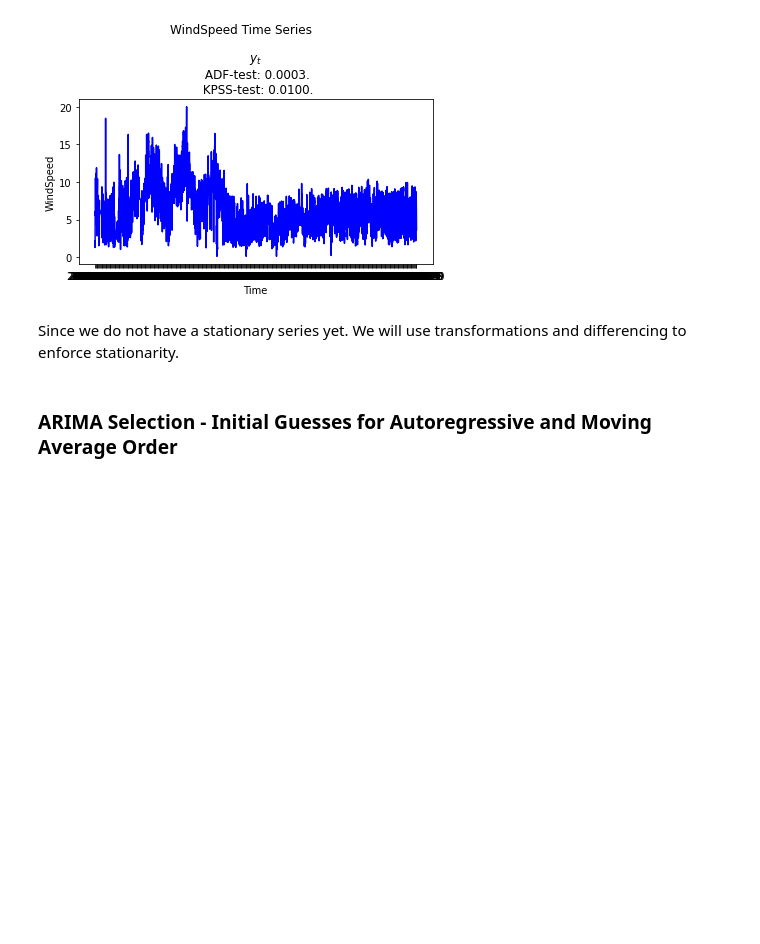
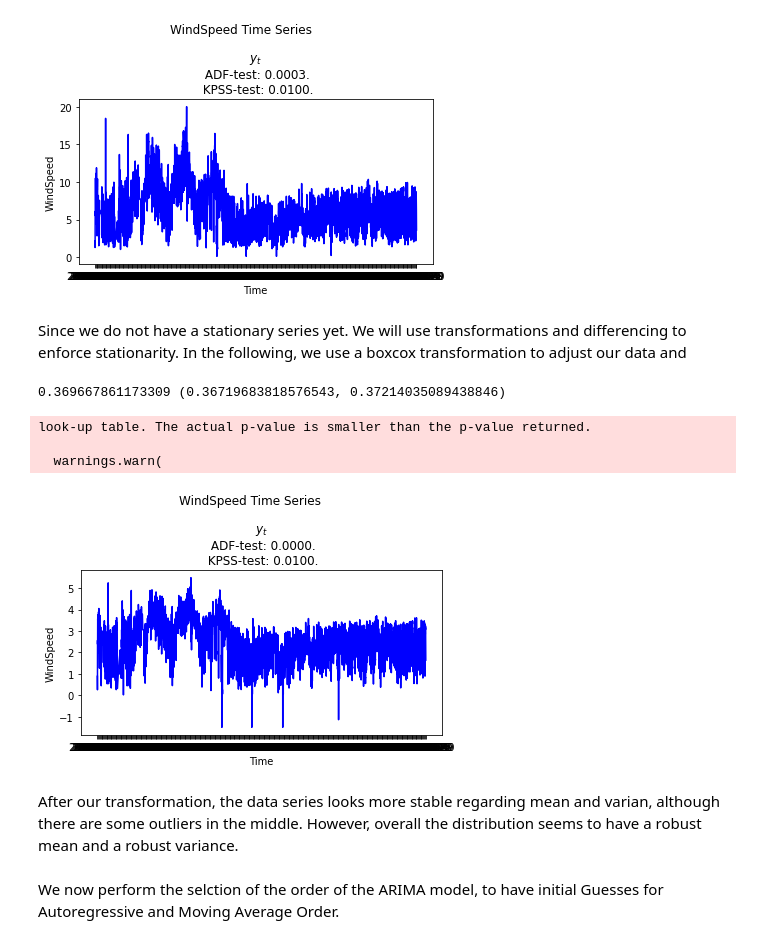
Before and after one commit to NiklasSabel/Industrial-Applications-of-Artificial-Intelligence, a Jupyter notebook: notebooks/Primary sector/Primary sector Wind.ipynb, the cells around one changed output. Cells and saved outputs as stored; diff of their text form; code cells hidden in the pictures; blank space fills up the shorter version.

Commit message:
ARIMA model

```diff
--- a/notebooks/Primary sector/Primary sector Wind.ipynb
+++ b/notebooks/Primary sector/Primary sector Wind.ipynb
@@ -687,8 +687,38 @@ look-up table. The actual p-value is smaller than the p-value returned.
   warnings.warn(
 [figure]
 # %% [markdown]
-Since we do not have a stationary series yet. We will use transformations and differencing to enforce stationarity.
+Since we do not have a stationary series yet. We will use transformations and differencing to enforce stationarity. In the following, we use a boxcox transformation to adjust our data and
+# %%
+# box cox transformation: returns transformed data, likelihood maximizing lambda and confidence intervals
+_, lam, (min_ci, max_ci) = boxcox(y, lmbda=None, alpha=.9)
+print(lam, (min_ci, max_ci))
+# %% [output]
+0.369667861173309 (0.36719683818576543, 0.37214035089438846)
+# %%
+y_transf = boxcox(y, lmbda=0.369667861173309 )
+# %%
+fig, axes = plt.subplots()
+title = '$y_t$'
+
+# plot data with different orders of differencing and tranformations
+# make sure to choose appropriate settings for KPSS and ADF tests
+axes.plot(x,y_transf, color='b')
+axes.set_xticks(x[::20])
+title += '\n ADF-test: {:.4f}.'.format(adfuller(y_transf, regression='ctt')[1])
+title += '\n KPSS-test: {:.4f}.'.format(kpss(y_transf, regression='ct', nlags='auto')[1])
+axes.set_title(title)
+axes.set_xlabel('Time')
+axes.set_ylabel('WindSpeed')
+fig.suptitle('WindSpeed Time Series')
+fig.tight_layout()
+# %% [output]
+look-up table. The actual p-value is smaller than the p-value returned.
+
+  warnings.warn(
+[figure, added]
+# %% [markdown]
+After our transformation, the data series looks more stable regarding mean and varian, although there are some outliers in the middle. However, overall the distribution seems to have a robust mean and a robust variance.
 # %% [markdown]
-###  ARIMA Selection - Initial Guesses for Autoregressive and Moving Average Order
+We now perform the selction of the order of the ARIMA model, to have initial Guesses for Autoregressive and Moving Average Order.
 # %%
 max_lag= 18
```
Also changed, not shown: parts of 26 cells of this notebook.
